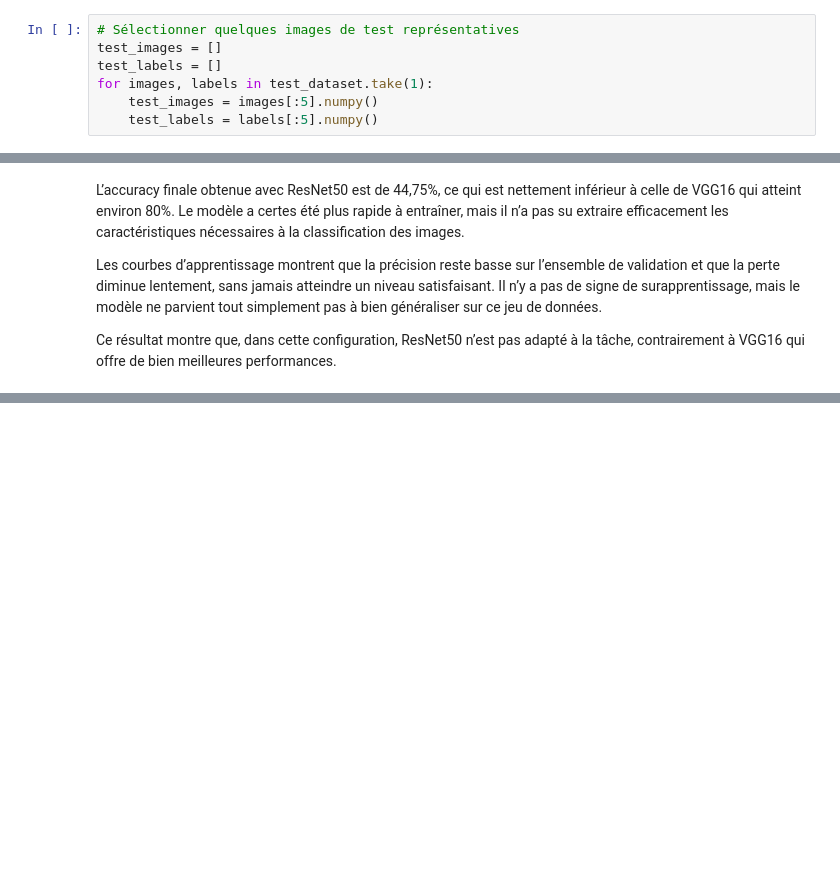
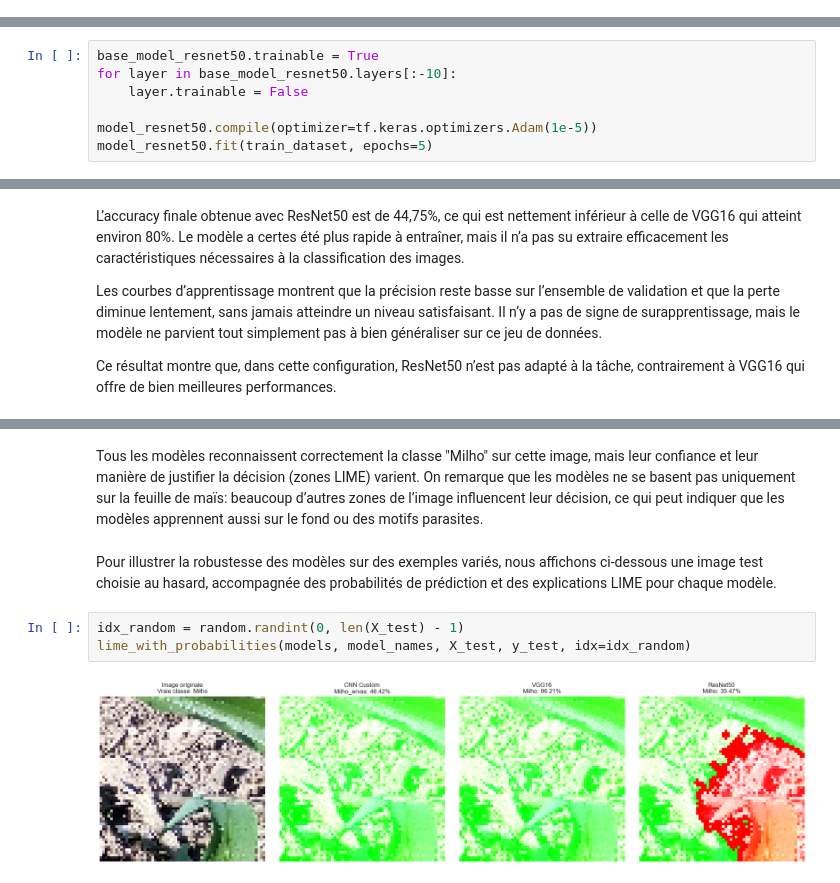
Before and after one commit to 2024-2025-estia-bihar/mesp2-laurent-sini, a Jupyter notebook: notebooks/EDA_Deep_Learning_I.ipynb, the cells around one changed output, grey strips where cells are left out. Drawn from its saved outputs; the diff is of its cells as text; blank space fills up the shorter version.

```diff
--- a/notebooks/EDA_Deep_Learning_I.ipynb
+++ b/notebooks/EDA_Deep_Learning_I.ipynb
@@ -540,7 +535,0 @@ from skimage.segmentation import mark_boundaries
-# %%
-# Sélectionner quelques images de test représentatives
-test_images = []
-test_labels = []
-for images, labels in test_dataset.take(1):
-    test_images = images[:5].numpy()
-    test_labels = labels[:5].numpy()
@@ -752,0 +678,7 @@ Epoch 10/10
+# %%
+base_model_resnet50.trainable = True
+for layer in base_model_resnet50.layers[:-10]:
+    layer.trainable = False
+
+model_resnet50.compile(optimizer=tf.keras.optimizers.Adam(1e-5))
+model_resnet50.fit(train_dataset, epochs=5)
@@ -781,0 +849,10 @@ Ce résultat montre que, dans cette configuration, ResNet50 n’est pas adapté
+# %% [markdown]
+Tous les modèles reconnaissent correctement la classe "Milho" sur cette image, mais leur confiance et leur manière de justifier la décision (zones LIME) varient.
+On remarque que les modèles ne se basent pas uniquement sur la feuille de maïs: beaucoup d’autres zones de l’image influencent leur décision, ce qui peut indiquer que les modèles apprennent aussi sur le fond ou des motifs parasites.
+# %% [markdown]
+Pour illustrer la robustesse des modèles sur des exemples variés, nous affichons ci-dessous une image test choisie au hasard, accompagnée des probabilités de prédiction et des explications LIME pour chaque modèle.
+# %%
+idx_random = random.randint(0, len(X_test) - 1)
+lime_with_probabilities(models, model_names, X_test, y_test, idx=idx_random)
+# %% [output]
+[figure, added]
```
Also changed, not shown: parts of 35 cells of this notebook.
